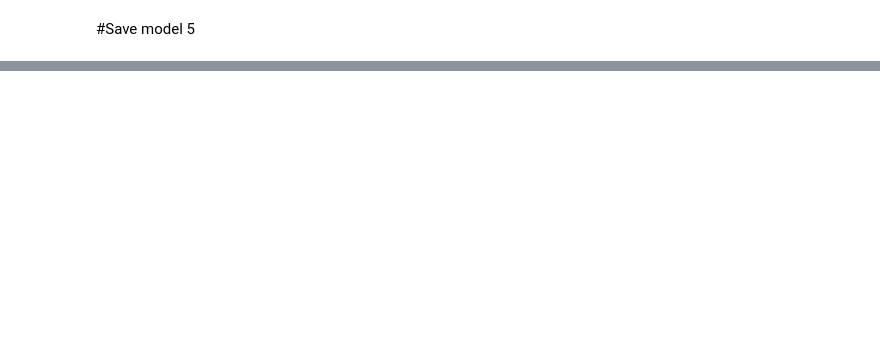
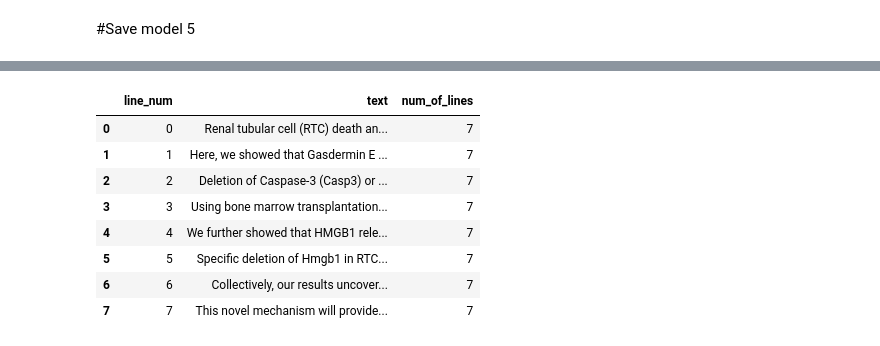
Before and after one commit to bartoszkozakiewicz/DeepLearning, a Jupyter notebook: Pub_Med_Project.ipynb, the cells around one changed output, grey strips where cells are left out. Saved outputs shown, nothing was run; the diff lists cells and outputs as text; code cells hidden in the pictures; blank space fills up the shorter version.

```diff
--- a/Pub_Med_Project.ipynb
+++ b/Pub_Med_Project.ipynb
@@ -1265,0 +1355,12 @@ assert loaded_model5 == model_5
+# %%
+#Taken example from PubMed website
+tekst = "Renal tubular cell (RTC) death and inflammation contribute to the progression of obstructive nephropathy, but its underlying mechanisms have not been fully elucidated. Here, we showed that Gasdermin E (GSDME) expression level and GSDME-N domain generation determined the RTC fate response to TNFα under the condition of oxygen-glucose-serum deprivation. Deletion of Caspase-3 (Casp3) or Gsdme alleviated renal tubule damage and inflammation and finally prevented the development of hydronephrosis and kidney fibrosis after ureteral obstruction. Using bone marrow transplantation and cell type-specific Casp3 knockout mice, we demonstrated that Casp3/GSDME-mediated pyroptosis in renal parenchymal cells, but not in hematopoietic cells, played predominant roles in this process. We further showed that HMGB1 released from pyroptotic RTCs amplified inflammatory responses, which critically contributed to renal fibrogenesis. Specific deletion of Hmgb1 in RTCs alleviated caspase11 and IL-1β activation in macrophages. Collectively, our results uncovered that TNFα/Casp3/GSDME-mediated pyroptosis is responsible for the initiation of ureteral obstruction-induced renal tubule injury, which subsequentially contributes to the late-stage progression of hydronephrosis, inflammation, and fibrosis. This novel mechanism will provide valuable therapeutic insights for the treatment of obstructive nephropathy."
+# %%
+#Making list of sentences
+raw_text=[]
+j=0
+for i,ele in enumerate(tekst):
+  if ele == ".":
+    raw_text.append(tekst[j:i+1])
+    j=i+1+1 # Second 1 if To delete space
+raw_text, len(raw_text)
@@ -1265,0 +1377,22 @@ assert loaded_model5 == model_5
+# %%
+#Making directory
+raw_data=[]
+
+for i,line in enumerate(raw_text):
+    raw_data.append({'line_num': i,
+                        'text': line,
+                        'num_of_lines':len(raw_text)-1})#Due to calculating from 0
+raw_data
+# %%
+raw_data_df = pd.DataFrame(raw_data)
+raw_data_df
+# %% [output]
+|  | line_num | text | num_of_lines |
+| 0 | 0 | Renal tubular cell (RTC) death an... | 7 |
+| 1 | 1 | Here, we showed that Gasdermin E ... | 7 |
+| 2 | 2 | Deletion of Caspase-3 (Casp3) or ... | 7 |
+| 3 | 3 | Using bone marrow transplantation... | 7 |
+| 4 | 4 | We further showed that HMGB1 rele... | 7 |
+| 5 | 5 | Specific deletion of Hmgb1 in RTC... | 7 |
+| 6 | 6 | Collectively, our results uncover... | 7 |
+| 7 | 7 | This novel mechanism will provide... | 7 |
```
Also changed, not shown: parts of 48 cells of this notebook.
